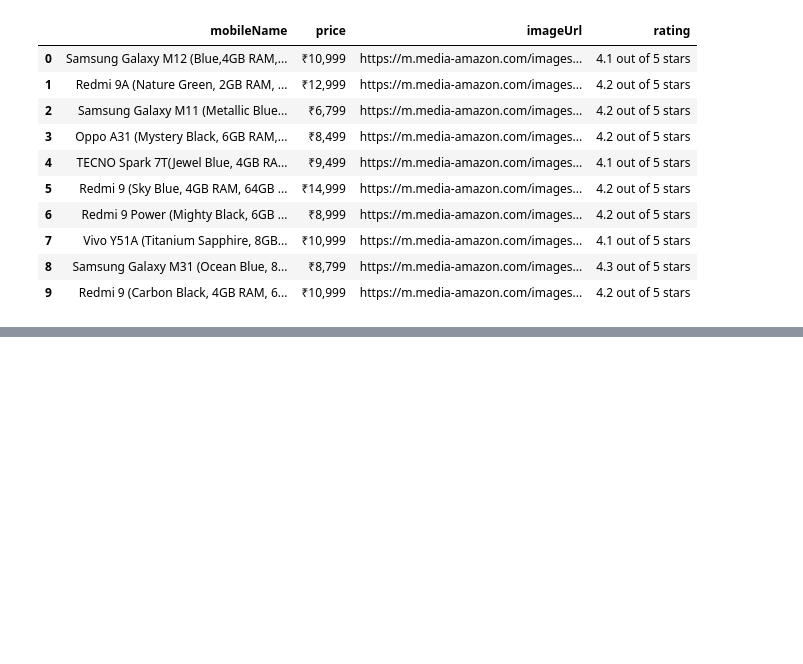
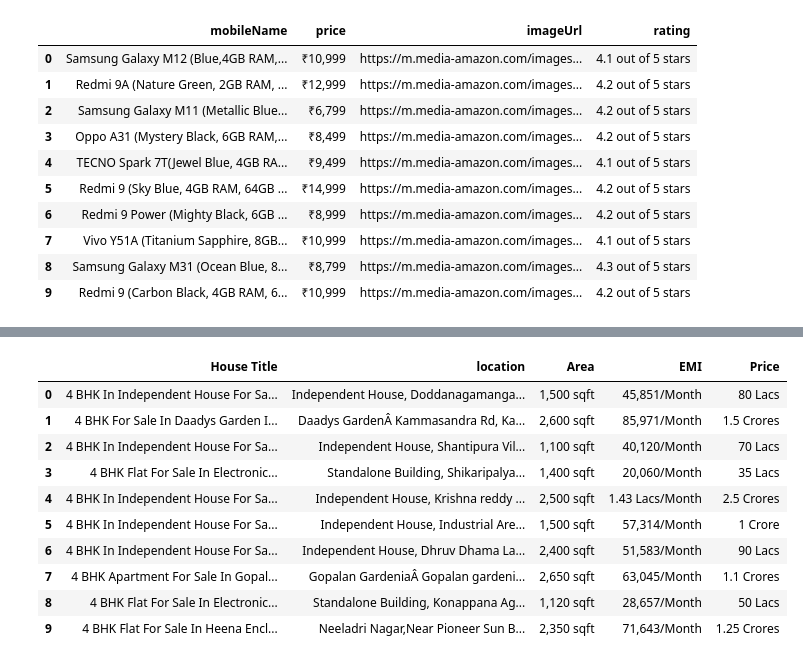
Before and after one commit to PriyankaHaldar-github/Assignment1, a Jupyter notebook: WebScrapingAssignment1.ipynb, the cells around one changed output, grey strips where cells are left out. Saved outputs shown, nothing was run; the diff lists cells and outputs as text; code cells hidden in the pictures; blank space fills up the shorter version.

```diff
--- a/WebScrapingAssignment1.ipynb
+++ b/WebScrapingAssignment1.ipynb
@@ -409,0 +460,48 @@ df
+# %%
+def house_details(Url):
+    response = requests.get(Url)
+    #print(response.status_code)
+    Html = response.text
+    soup=BeautifulSoup(Html)
+    #prettyhtml=soup.prettify()
+    houseTitle=[]
+    location=[]
+    Area=[]
+    EMI=[]
+    Price=[]
+    for house in soup.findAll('h2',class_='heading-6 font-semi-bold nb__1AShY'):
+        houseTitle.append(house.text.replace('\n','').strip())
+    for loc in soup.findAll('div',class_='nb__2CMjv'):
+        location.append(loc.text.replace('\n','').strip())
+    for p in soup.findAll('div',class_='font-semi-bold heading-6'):
+        for k in p.findAll('span'):
+            if (k.text.replace('\n','').strip('â\x82¹')!=''):
+                Price.append(k.text.replace('\n','').strip('â\x82¹'))
+    for e in soup.findAll('div',class_='font-semi-bold heading-6',id="roomType"):
+        EMI.append(e.text.replace('\n','').strip('â\x82¹'))
+    for a in soup.findAll('div',class_='nb__3oNyC'):
+        Area.append(a.text.replace('\n','').strip())
+
+    df=pd.DataFrame({
+        "House Title":houseTitle,
+        "location":location,
+        "Area":Area,
+        "EMI":EMI,
+        "Price":Price
+    })
+    return df
+
+d=house_details('https://www.nobroker.in/property/sale/bangalore/Electronic%20City?type=BHK4&searchParam=W3sibGF0IjoxMi44NDUyMTQ1LCJsb24iOjc3LjY2MDE2OTUsInBsYWNlSWQiOiJDaElKdy1GUWQ0cHNyanNSSGZkYXpnXzhYRW8iLCJwbGFjZU5hbWUiOiJFbGVjdHJvbmljIENpdHkifV0=&propertyAge=0&radius=2.0')
+d
+# %% [output]
+|  | House Title | location | Area | EMI | Price |
+| 0 | 4 BHK In Independent House For Sa... | Independent House, Doddanagamanga... | 1,500 sqft | 45,851/Month | 80 Lacs |
+| 1 | 4 BHK For Sale In Daadys Garden I... | Daadys GardenÂ Kammasandra Rd, Ka... | 2,600 sqft | 85,971/Month | 1.5 Crores |
+| 2 | 4 BHK In Independent House For Sa... | Independent House, Shantipura Vil... | 1,100 sqft | 40,120/Month | 70 Lacs |
+| 3 | 4 BHK Flat For Sale In Electronic... | Standalone Building, Shikaripalya... | 1,400 sqft | 20,060/Month | 35 Lacs |
+| 4 | 4 BHK In Independent House For Sa... | Independent House, Krishna reddy ... | 2,500 sqft | 1.43 Lacs/Month | 2.5 Crores |
+| 5 | 4 BHK In Independent House For Sa... | Independent House, Industrial Are... | 1,500 sqft | 57,314/Month | 1 Crore |
+| 6 | 4 BHK In Independent House For Sa... | Independent House, Dhruv Dhama La... | 2,400 sqft | 51,583/Month | 90 Lacs |
+| 7 | 4 BHK Apartment For Sale In Gopal... | Gopalan GardeniaÂ Gopalan gardeni... | 2,650 sqft | 63,045/Month | 1.1 Crores |
+| 8 | 4 BHK Flat For Sale In Electronic... | Standalone Building, Konappana Ag... | 1,120 sqft | 28,657/Month | 50 Lacs |
+| 9 | 4 BHK Flat For Sale In Heena Encl... | Neeladri Nagar,Near Pioneer Sun B... | 2,350 sqft | 71,643/Month | 1.25 Crores |
```
Also changed, not shown: parts of 3 cells of this notebook.
